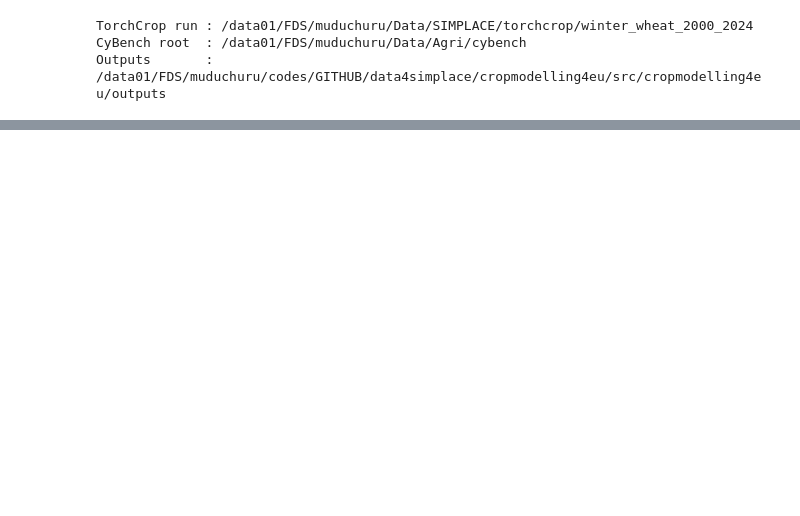
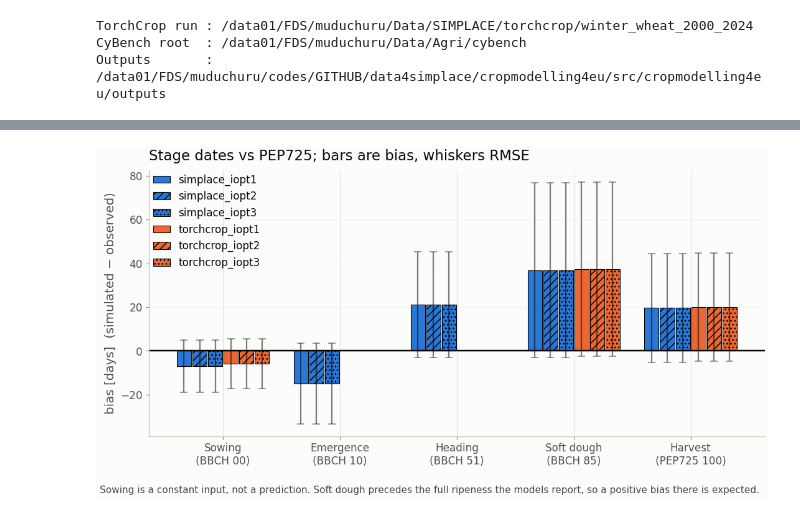
Before and after one commit to Kaushikreddym/data4simplace, a Jupyter notebook: cropmodelling4eu/evaluation/germany_smoke_evaluation.ipynb, the cells around one changed output, grey strips where cells are left out. Cells and saved outputs as stored; diff of their text form; code cells hidden in the pictures; blank space fills up the shorter version.

```diff
--- a/cropmodelling4eu/evaluation/germany_smoke_evaluation.ipynb
+++ b/cropmodelling4eu/evaluation/germany_smoke_evaluation.ipynb
@@ -174,0 +222,6 @@ A short checklist, because the two references fail in different directions:
+# %%
+fig, axes = germany.plot_phenology(phenology, palette=PALETTE)
+fig.savefig(config.FIGURE_DIR / "de_smoke_phenology.png", dpi=150, bbox_inches="tight")
+display(fig)
+# %% [output]
+[figure, added]
```
Also changed, not shown: parts of 23 cells of this notebook, 39 other files.
